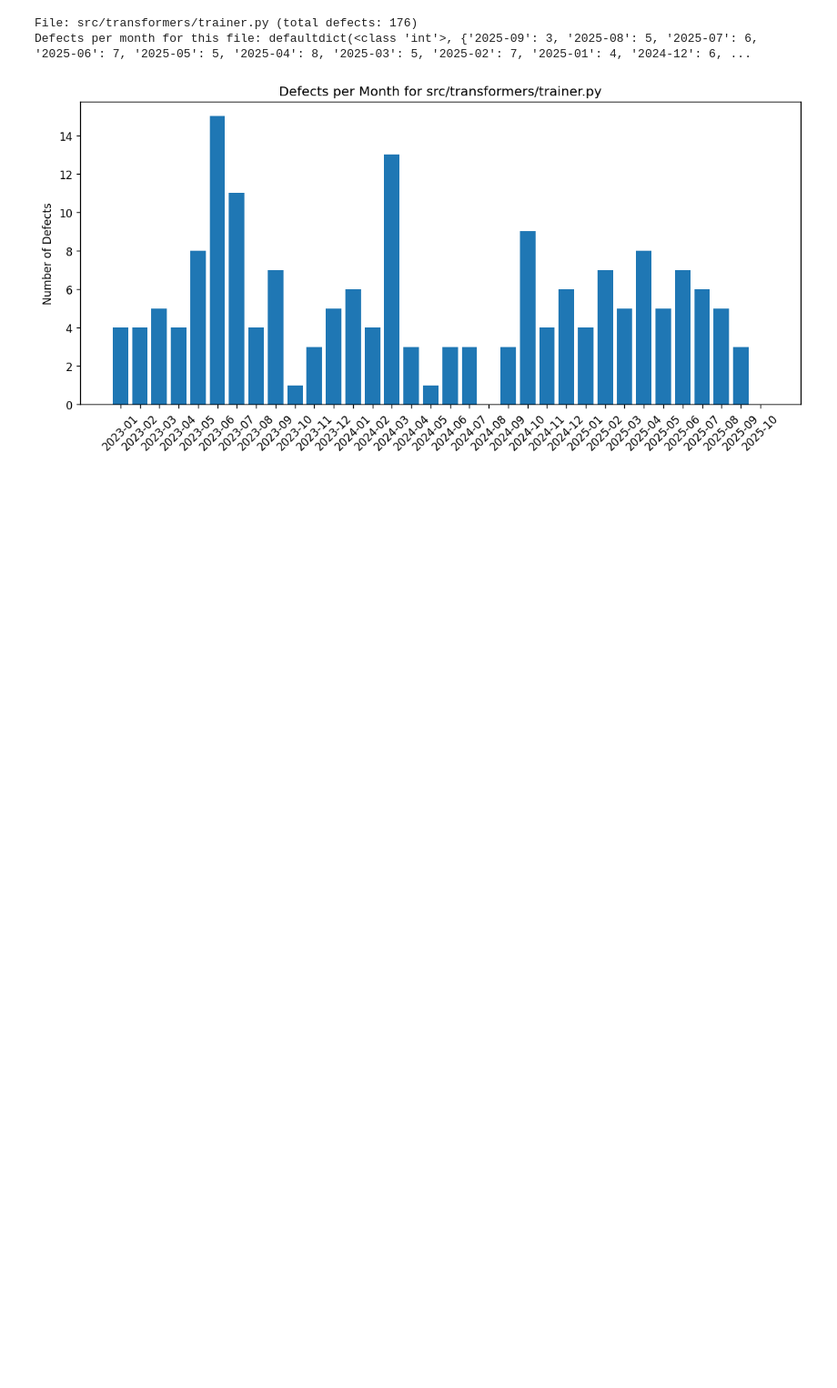
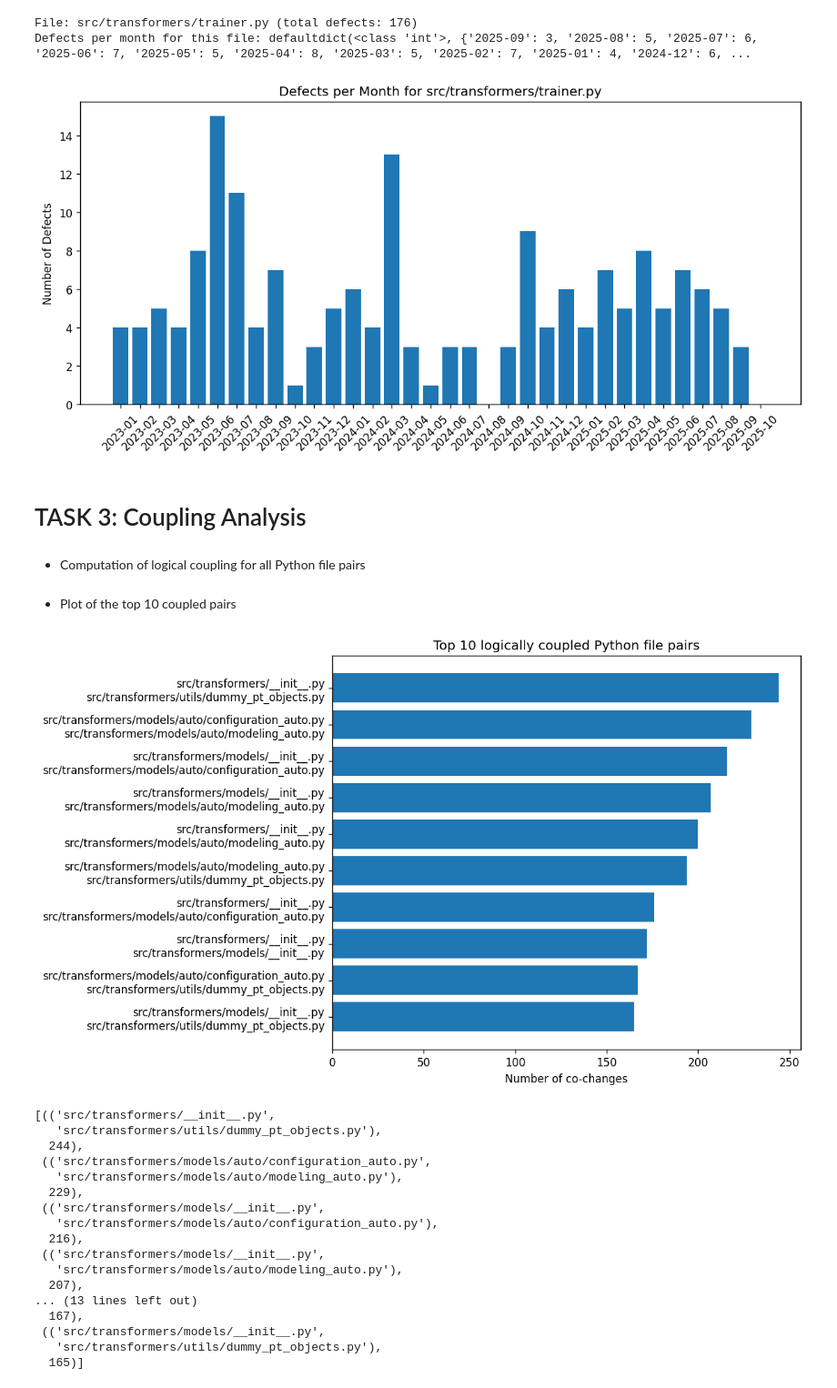
Before and after one commit to luciacortes063/fss_se_assignment, a Jupyter notebook: fss_se_assignment.ipynb, the cells around one changed output. Shown at 91% size. Drawn from its saved outputs; the diff is of its cells as text; code cells hidden in the pictures; blank space fills up the shorter version.

Commit message:
Added first 2 bullet points from task 3

```diff
--- a/fss_se_assignment.ipynb
+++ b/fss_se_assignment.ipynb
@@ -169,3 +169,5 @@ Defects per month for this file: defaultdict(<class 'int'>, {'2025-09': 5, '2025
 File: src/transformers/trainer.py (total defects: 176)
 Defects per month for this file: defaultdict(<class 'int'>, {'2025-09': 3, '2025-08': 5, '2025-07': 6, '2025-06': 7, '2025-05': 5, '2025-04': 8, '2025-03': 5, '2025-02': 7, '2025-01': 4, '2024-12': 6, ...
 [figure]
+# %% [markdown]
+# TASK 3: Coupling Analysis
@@ -171,0 +179,66 @@ Defects per month for this file: defaultdict(<class 'int'>, {'2025-09': 3, '2025
+# %% [markdown]
+- Computation of logical coupling for all Python file pairs
+# %%
+def is_python_file(path):
+    return path.endswith(".py") # check to keep only Python source files.
+
+def compute_logical_coupling(commits):
+    coupling_counts = defaultdict(int)
+
+    for commit in commits:
+        python_files = [f for f in commit["files"] if is_python_file(f)] # we keep only Python files for this commit
+
+
+        unique_files = sorted(set(python_files)) # we use a set to avoid counting the same file twice in one commit
+
+        # For each unordered pair of files, we increase the coupling count
+        for file_a, file_b in itertools.combinations(unique_files, 2):
+            pair = (file_a, file_b)
+            coupling_counts[pair] += 1
+
+    return coupling_counts
+# %% [markdown]
+- Plot of the top 10 coupled pairs
+# %%
+def plot_top_coupled_pairs(coupling_counts, top_n=10, title="Top coupled file pairs"):
+
+
+    top_pairs = sorted(coupling_counts.items(), key=lambda item: item[1], reverse=True)[:top_n] # we sort pairs by co-change count in descending order
+
+    pair_labels = [f"{a}\n{b}" for (a, b), _ in top_pairs]
+    cochange_values = [count for _, count in top_pairs]
+
+    plt.figure(figsize=(10, 6), dpi=120)
+    plt.barh(range(len(top_pairs)), cochange_values)
+    plt.yticks(range(len(top_pairs)), pair_labels)
+    plt.xlabel("Number of co-changes")
+    plt.title(title)
+    plt.gca().invert_yaxis()
+    plt.tight_layout()
+    plt.show()
+
+    return top_pairs
+
+# we run the analysis for all Python file pairs
+all_coupling = compute_logical_coupling(commits)
+top10_all = plot_top_coupled_pairs(all_coupling, top_n=10, title="Top 10 logically coupled Python file pairs")
+top10_all
+# %% [output]
+[figure, added]
+[(('src/transformers/__init__.py',
+   'src/transformers/utils/dummy_pt_objects.py'),
+  244),
+ (('src/transformers/models/auto/configuration_auto.py',
+   'src/transformers/models/auto/modeling_auto.py'),
+  229),
+ (('src/transformers/models/__init__.py',
+   'src/transformers/models/auto/configuration_auto.py'),
+  216),
+ (('src/transformers/models/__init__.py',
+   'src/transformers/models/auto/modeling_auto.py'),
+  207),
+... (13 lines left out)
+  167),
+ (('src/transformers/models/__init__.py',
+   'src/transformers/utils/dummy_pt_objects.py'),
+  165)]
```
Also changed, not shown: parts of 3 cells of this notebook.
